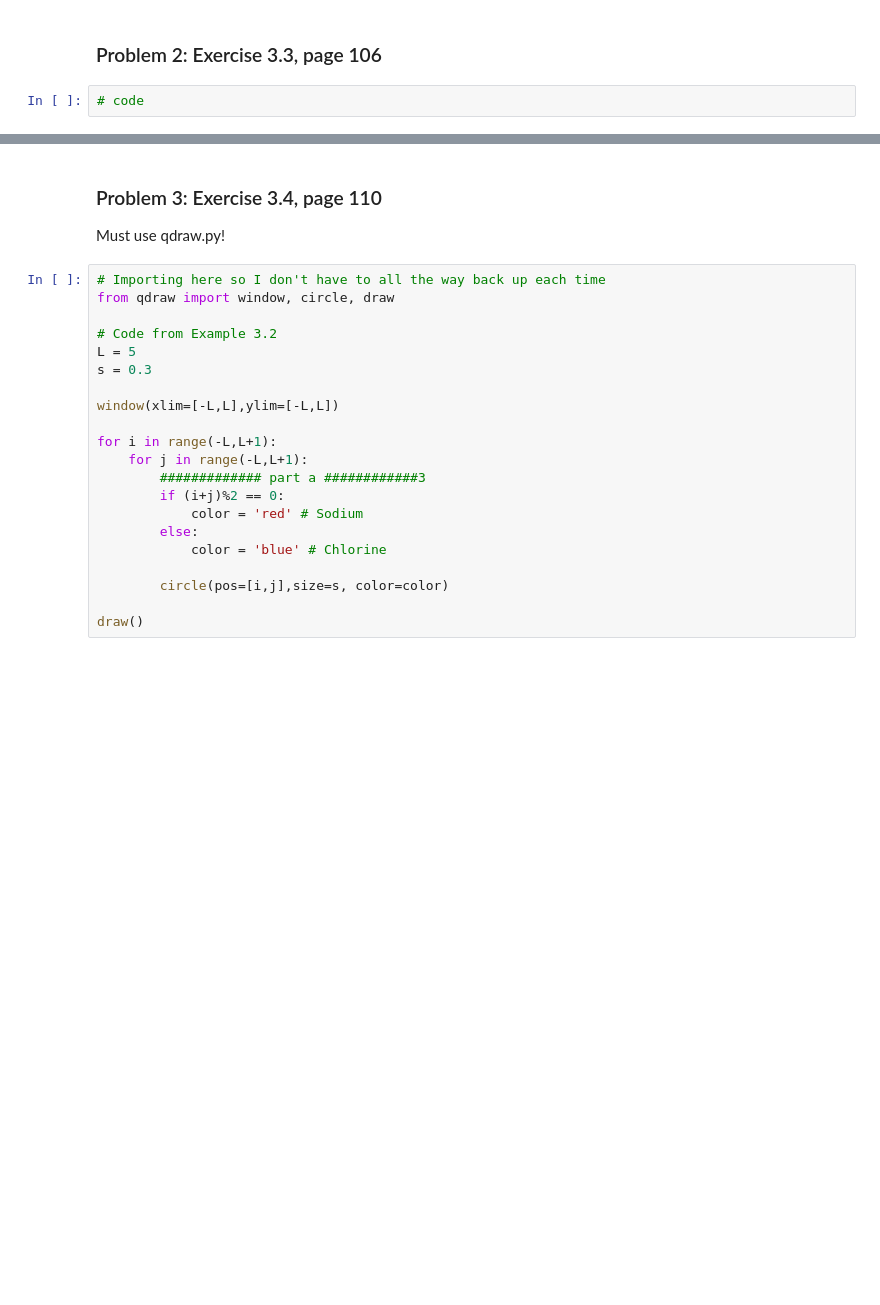
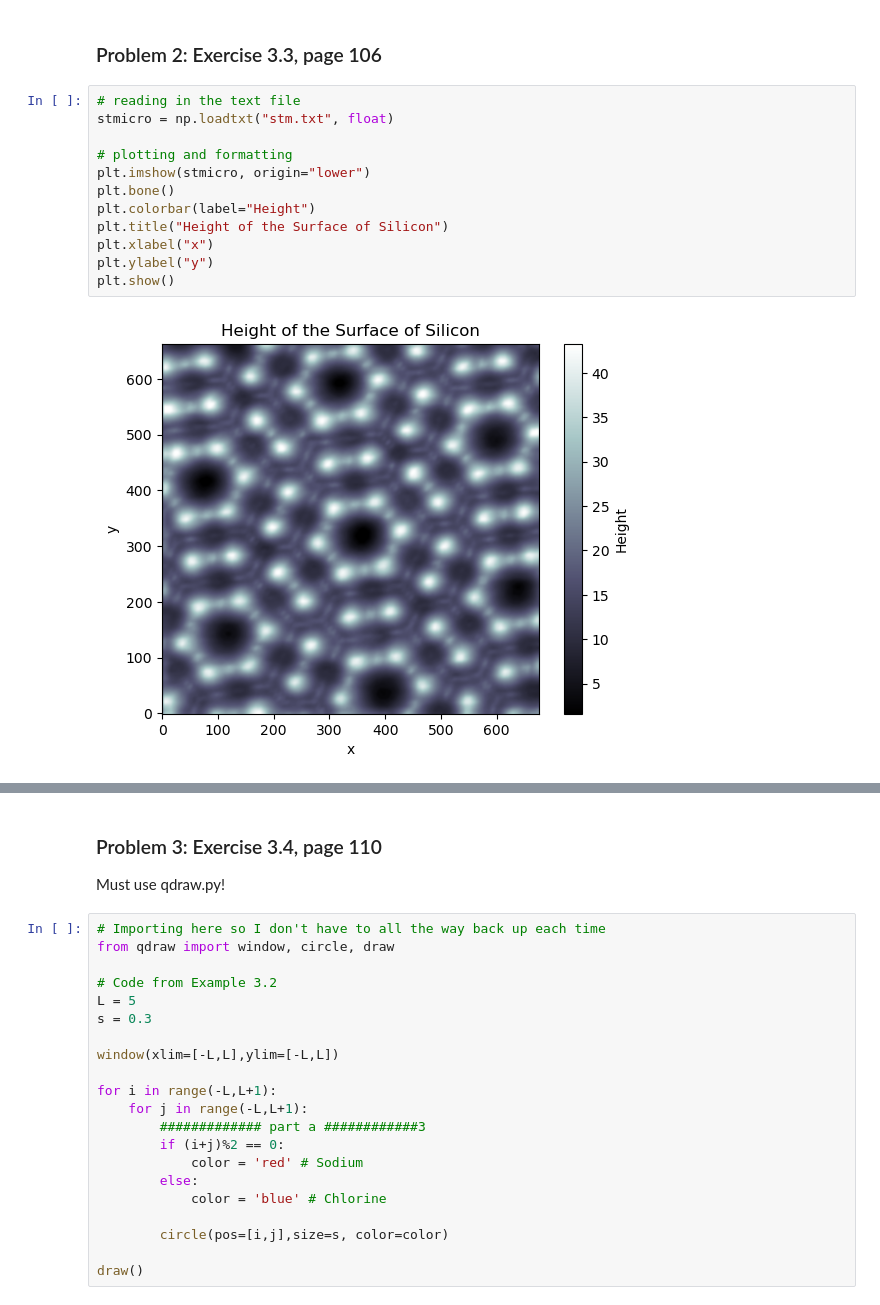
Before and after one commit to LDeGroot-Wooster/CompPhys26, a Jupyter notebook: General/Homework03_KristenTownsend.ipynb, the cells around one changed output, grey strips where cells are left out. Saved outputs shown, nothing was run; the diff lists cells and outputs as text; blank space fills up the shorter version.

```diff
--- a/General/Homework03_KristenTownsend.ipynb
+++ b/General/Homework03_KristenTownsend.ipynb
@@ -190,6 +192,18 @@ For this problem I heavily referenced our Class05 Notebook.
 # %% [markdown]
 ### Problem 2: Exercise 3.3, page 106
 # %%
-# code
+# reading in the text file
+stmicro = np.loadtxt("stm.txt", float)
+
+# plotting and formatting
+plt.imshow(stmicro, origin="lower")
+plt.bone()
+plt.colorbar(label="Height")
+plt.title("Height of the Surface of Silicon")
+plt.xlabel("x")
+plt.ylabel("y")
+plt.show()
+# %% [output]
+[figure, added]
 # %% [markdown]
 #### Explanation:
```
Also changed, not shown: parts of 6 cells of this notebook, 3 other files.
